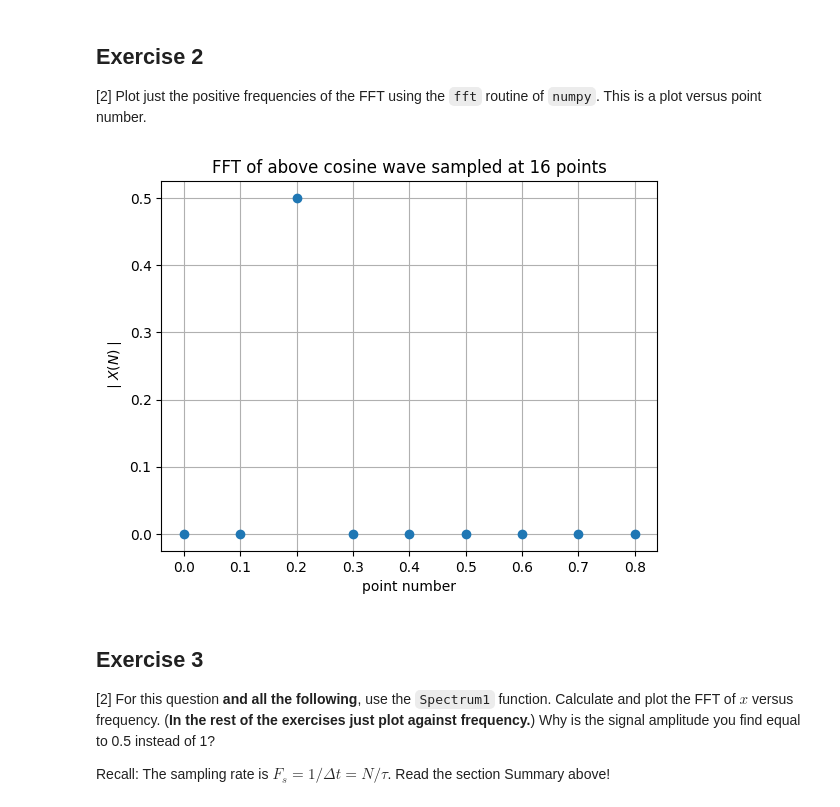
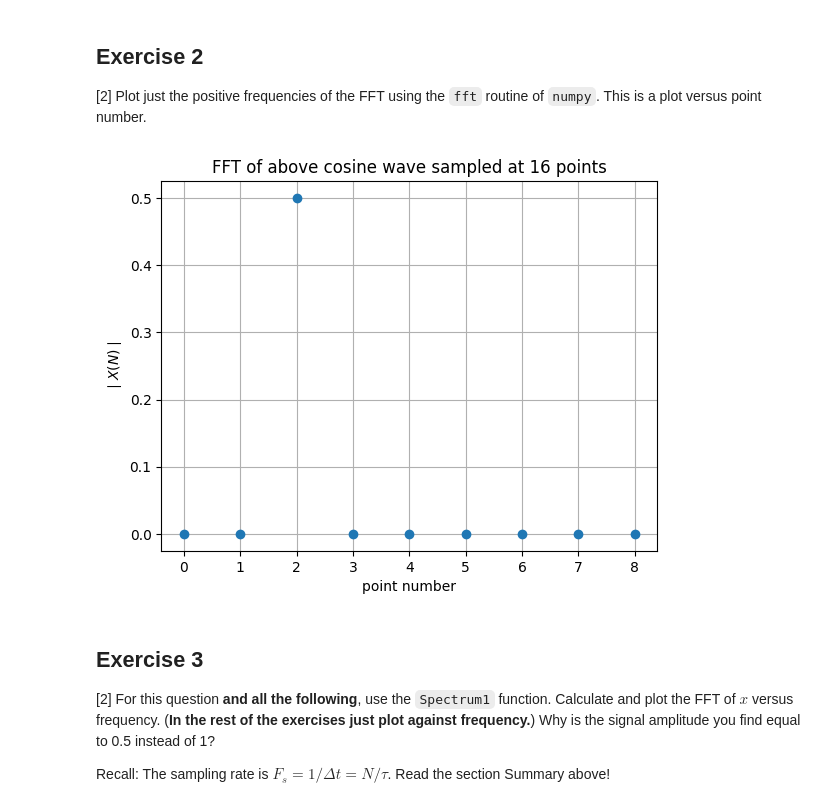
Before and after one commit to PX2145-2025/week-10-b-Whittle-Keenan, a Jupyter notebook: FFT.ipynb, the cells around one changed output. Saved outputs shown, nothing was run; the diff lists cells and outputs as text; code cells hidden in the pictures.

```diff
--- a/FFT.ipynb
+++ b/FFT.ipynb
@@ -321,22 +321,16 @@ plt.grid()
 ## Exercise 2
 [2] Plot just the positive frequencies of the FFT using the `fft` routine of `numpy`. This is a plot versus point number.
 # %%
-# FFT
+# Plotting only the positive side
 X = fft(x)/N
 
-# Getting only positive frequencies
-df = 1/tau
-freq_pos = np.arange(0, N/2+1)*df
-x_pos = X[:N//2+1]
-
-# Plotting
-plt.plot(freq_pos, np.abs(x_pos), 'o')
+plt.plot(np.abs(X[0:N//2+1]),'o')
 plt.title('FFT of above cosine wave sampled at '+str(N)+' points')
 plt.xlabel('point number')
 plt.ylabel('$\mid X(N)\mid$')
 plt.grid()
 # %% [output]
-[figure, old version]
+[figure, new version]
 # %% [markdown]
 ## Exercise 3
 
```
Also changed, not shown: parts of 2 cells of this notebook.
